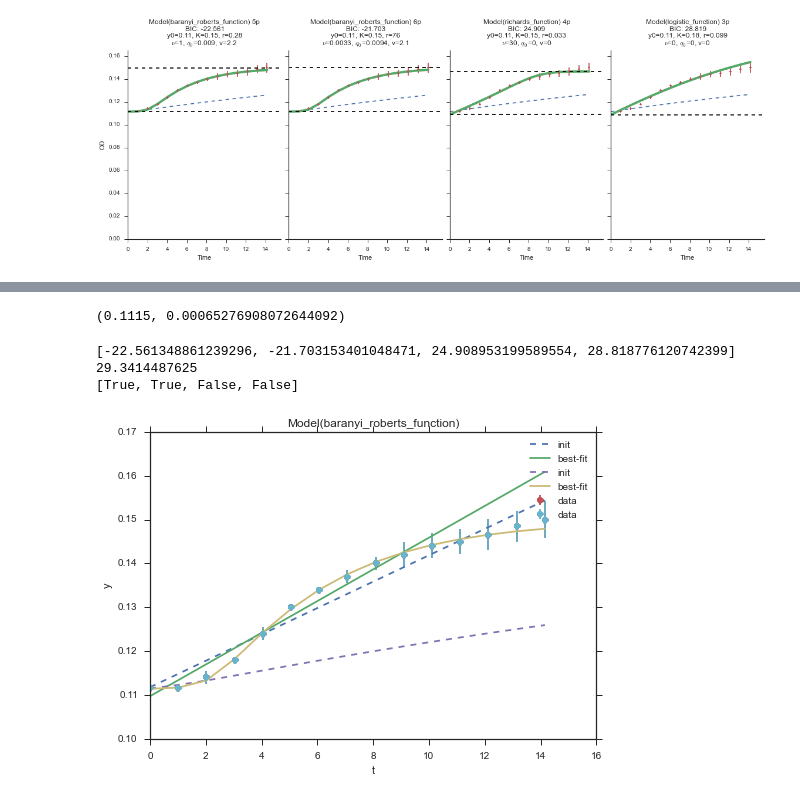
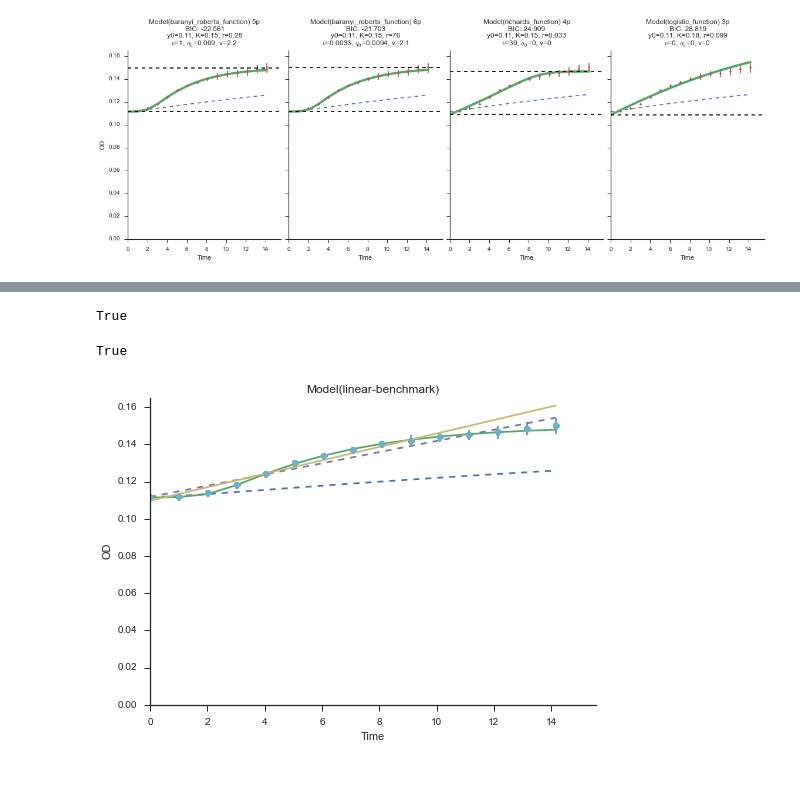
Before and after one commit to yoavram/curveball, a Jupyter notebook: notebooks/issue2.ipynb, the cells around one changed output, grey strips where cells are left out. Saved outputs shown, nothing was run; the diff lists cells and outputs as text; code cells hidden in the pictures.

Commit message:
moved benchmark to a separate function, added docs

```diff
--- a/notebooks/issue2.ipynb
+++ b/notebooks/issue2.ipynb
@@ -106,8 +85,0 @@ Warning: found infinite weight, changing to maximum (3 occurences)
-# %%
-dydt = np.gradient(_df.OD, _df.Time)
-idx = (~np.isinf(dydt)) & (~np.isnan(dydt)) # dydt not nan or inf
-aguess  = dydt[idx].mean()
-y0guess = _df.OD.min()
-y0guess, aguess
-# %% [output]
-(0.1115, 0.00065276908072644092)
@@ -120,12 +86,9 @@ linear_model = LinearModel()
-# %%
-#params = linear_model.make_params(intercept=y0guess, slope=aguess)
-params = linear_model.guess(_df.OD, x=_df.Time)
-fit = linear_model.fit(data=_df.OD, x=_df.Time, params=params, weights=weights)
-fit.plot_fit()
-models[0].plot_fit()
-print [m.bic for m in models], fit.bic
-print [m.bic+10 < fit.bic for m in models]
-# %% [output]
-[-22.561348861239296, -21.703153401048471, 24.908953199589554, 28.818776120742399] 29.3414487625
-[True, True, False, False]
-[figure, removed]
+# %%
+curveball.models.benchmark(models)
+# %% [output]
+True
+# %%
+curveball.models.benchmark(models, PLOT=True)
+# %% [output]
+True
+[figure, added]
```
Also changed, not shown: parts of 2 cells of this notebook, 2 other files.
